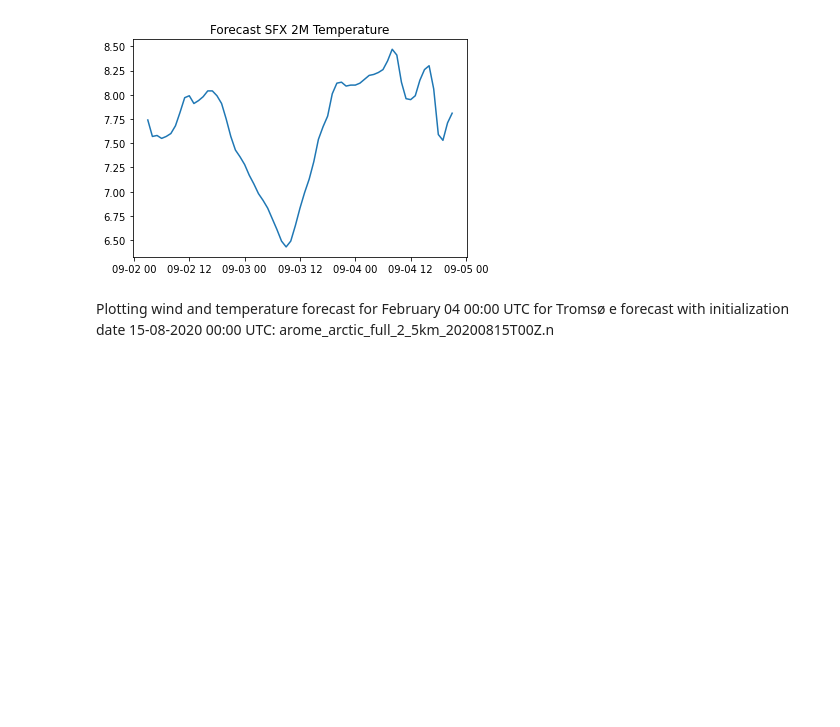
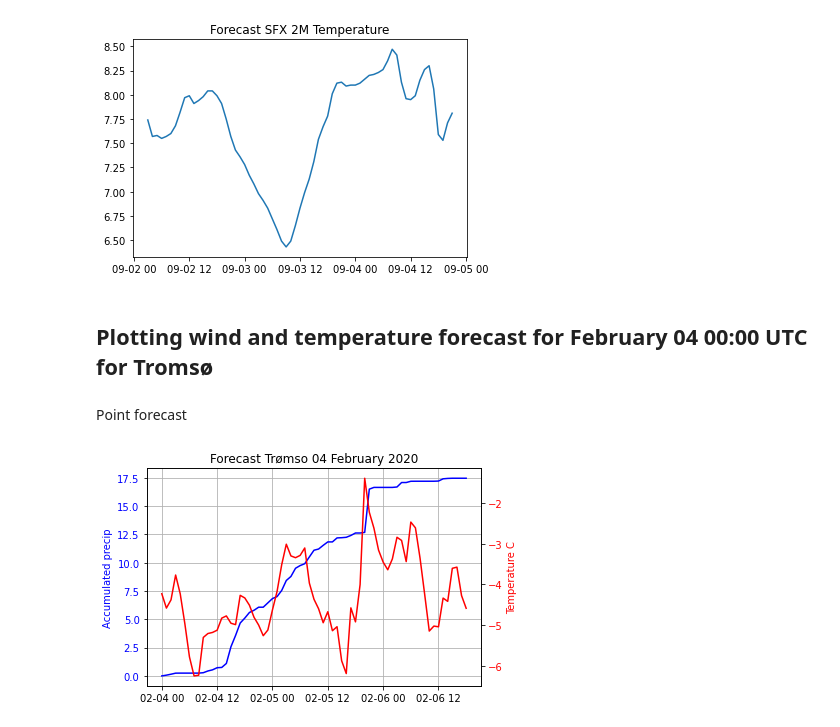
Before and after one commit to eirikngard/GEO4902, a Jupyter notebook: Access_forecast.ipynb, the cells around one changed output. Saved outputs shown, nothing was run; the diff lists cells and outputs as text; code cells hidden in the pictures; blank space fills up the shorter version.

```diff
--- a/Access_forecast.ipynb
+++ b/Access_forecast.ipynb
@@ -126,18 +126,28 @@ plt.show()
 # %% [output]
 [figure]
 # %% [markdown]
-Plotting wind and temperature forecast for February 04 00:00 UTC for Tromsø
-e forecast with initialization date 15-08-2020 00:00 UTC: arome_arctic_full_2_5km_20200815T00Z.n
+## Plotting wind and temperature forecast for February 04 00:00 UTC for Tromsø
+# %% [markdown]
+Point forecast
 # %%
-#url='https://thredds.met.no/thredds/dodsC/aromearcticlatest/arome_arctic_full_2_5km_20200204T00Z.nc'
-url='https://thredds.met.no/thredds/dodsC/aromearcticarchive/2020/02/04/arome_arctic_vc_2_5km_20200204T00Z.nc'
+url='https://thredds.met.no/thredds/dodsC/aromearcticarchive/2020/02/04/arome_arctic_full_2_5km_20200204T00Z.nc'
 dataset_arc = xr.open_dataset(url)
 
-#[ix,jx] = findindex(dataset_sfx.latitude,dataset_sfx.longitude,65,65) # Somewhere
-temp = dataset_arc.air_temperature_ml[:,:,:]
+[ix,jx] = findindex(dataset_sfx.latitude,dataset_sfx.longitude,69.66,18.95) #Tromsø
+precip = dataset_arc.precipitation_amount_acc[:,0,ix,jx]
+temp = dataset_arc.air_temperature_2m[:,0,ix,jx]
+
 from matplotlib import pyplot as plt
-
-plt.plot(dataset_arc.time, temp-273, '-')
-
-plt.title("Forecast 2M Temperature Trømso")
+fig, ax = plt.subplots()
+ax.set_ylabel('Accumulated precip',color='b')
+ax.plot(dataset_arc.time,precip,color='blue')
+ax.tick_params(axis='y',labelcolor='blue')
+ax.grid()
+ax1 = ax.twinx()
+ax1.set_ylabel('Temperature C',color='r')
+ax1.plot(dataset_arc.time,temp-273,color='red')
+ax1.tick_params(axis='y',labelcolor='red')
+plt.title("Forecast Trømso 04 February 2020")
 plt.show()
+# %% [output]
+[figure, added]
```
Also changed, not shown: parts of 2 cells of this notebook.
